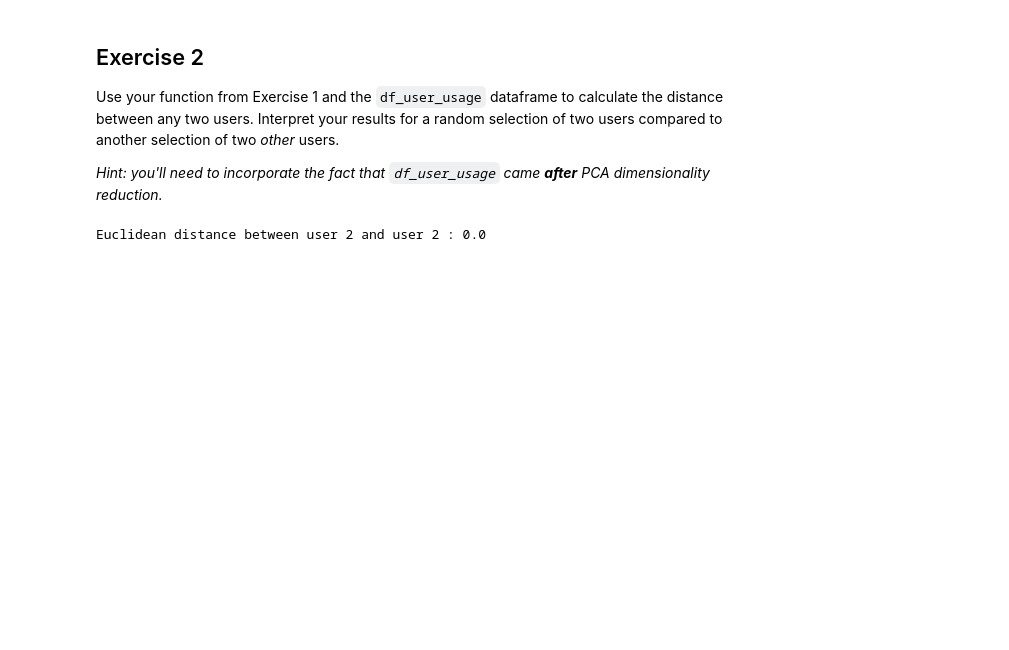
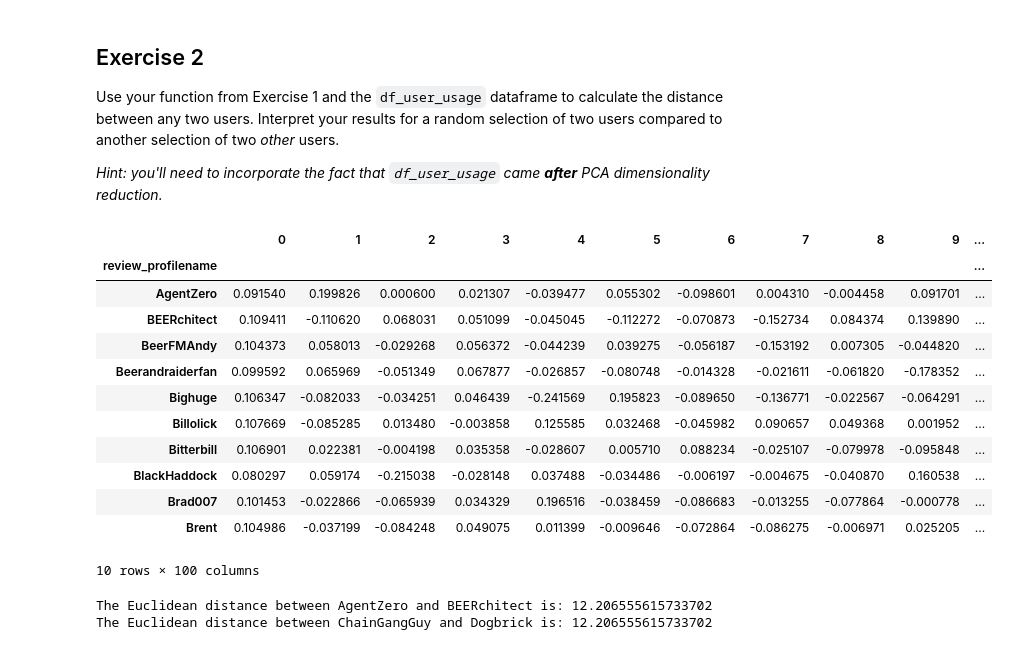
Before and after one commit to abhiram-yalavarthy/gitstuff, a Jupyter notebook: i501/I501 Labs and Pair Problems/Week11/lab_11.ipynb, the cells around one changed output. Saved outputs shown, nothing was run; the diff lists cells and outputs as text; code cells hidden in the pictures; blank space fills up the shorter version.

```diff
--- a/i501/I501 Labs and Pair Problems/Week11/lab_11.ipynb
+++ b/i501/I501 Labs and Pair Problems/Week11/lab_11.ipynb
@@ -1001,38 +1000,37 @@ Euclidean distance: 5.196152422706632
 Use your function from Exercise 1 and the `df_user_usage` dataframe to calculate the distance between any two users. Interpret your results for a random selection of two users compared to another selection of two *other* users.
 
 *Hint: you'll need to incorporate the fact that `df_user_usage` came **after** PCA dimensionality reduction.*
-# %%
-
-import pandas as pd
-
-
-data = {
-    'user_id': [1, 2, 3],
-    'feature1': [10, 15, 20],
-    'feature2': [5, 8, 12]
-}
-
-df_user_usage = pd.DataFrame(data)
-
-# Define function to calculate Euclidean distance between two users
-def euclidean(point1, point2):
-
-    point1_array = np.array(point1)
-    point2_array = np.array(point2)
-    squared_diff = (point1_array - point2_array) ** 2
-    euclidean_distance = np.sqrt(np.sum(squared_diff))
-    return euclidean_distance
-
-# Select two random users (you may need to adjust this based on your DataFrame)
-user1 = df_user_usage.sample(1)
-user2 = df_user_usage.sample(1)
-
-# Extract coordinates for each user (excluding user_id)
-user1_coordinates = user1[['feature1', 'feature2']].values.tolist()[0]
-user2_coordinates = user2[['feature1', 'feature2']].values.tolist()[0]
-
-# Calculate Euclidean distance between the two users
-distance = euclidean(user1_coordinates, user2_coordinates)
-print("Euclidean distance between user", user1['user_id'].values[0], "and user", user2['user_id'].values[0], ":", distance)
-# %% [output]
-Euclidean distance between user 2 and user 2 : 0.0
+# %%
+df_user_usage.head(10)
+# %% [output]
+|  | 0 | 1 | 2 | 3 | 4 | 5 | 6 | 7 | 8 | 9 | ... |
+| review_profilename |  |  |  |  |  |  |  |  |  |  | ... |
+| AgentZero | 0.091540 | 0.199826 | 0.000600 | 0.021307 | -0.039477 | 0.055302 | -0.098601 | 0.004310 | -0.004458 | 0.091701 | ... |
+| BEERchitect | 0.109411 | -0.110620 | 0.068031 | 0.051099 | -0.045045 | -0.112272 | -0.070873 | -0.152734 | 0.084374 | 0.139890 | ... |
+| BeerFMAndy | 0.104373 | 0.058013 | -0.029268 | 0.056372 | -0.044239 | 0.039275 | -0.056187 | -0.153192 | 0.007305 | -0.044820 | ... |
+| Beerandraiderfan | 0.099592 | 0.065969 | -0.051349 | 0.067877 | -0.026857 | -0.080748 | -0.014328 | -0.021611 | -0.061820 | -0.178352 | ... |
+| Bighuge | 0.106347 | -0.082033 | -0.034251 | 0.046439 | -0.241569 | 0.195823 | -0.089650 | -0.136771 | -0.022567 | -0.064291 | ... |
+| Billolick | 0.107669 | -0.085285 | 0.013480 | -0.003858 | 0.125585 | 0.032468 | -0.045982 | 0.090657 | 0.049368 | 0.001952 | ... |
+| Bitterbill | 0.106901 | 0.022381 | -0.004198 | 0.035358 | -0.028607 | 0.005710 | 0.088234 | -0.025107 | -0.079978 | -0.095848 | ... |
+| BlackHaddock | 0.080297 | 0.059174 | -0.215038 | -0.028148 | 0.037488 | -0.034486 | -0.006197 | -0.004675 | -0.040870 | 0.160538 | ... |
+| Brad007 | 0.101453 | -0.022866 | -0.065939 | 0.034329 | 0.196516 | -0.038459 | -0.086683 | -0.013255 | -0.077864 | -0.000778 | ... |
+| Brent | 0.104986 | -0.037199 | -0.084248 | 0.049075 | 0.011399 | -0.009646 | -0.072864 | -0.086275 | -0.006971 | 0.025205 | ... |
+10 rows × 100 columns
+# %%
+import numpy as np
+import pandas as pd
+
+user_1 = df_user_usage.loc['Bitterbill', 1:].values
+user_2 = df_user_usage.loc['Bighuge', 1:].values
+
+user_3 = df_user_usage.loc['Brent',1:].values
+user_4 = df_user_usage.loc['Brad007',1:].values
+
+distance_1_2 = euclidean(user_1, user_2)
+print(f'The Euclidean distance between AgentZero and BEERchitect is: {distance}')
+
+distance_3_4 = euclidean(user_3, user_4)
+print(f'The Euclidean distance between ChainGangGuy and Dogbrick is: {distance}')
+# %% [output]
+The Euclidean distance between AgentZero and BEERchitect is: 12.206555615733702
+The Euclidean distance between ChainGangGuy and Dogbrick is: 12.206555615733702
```
Also changed, not shown: parts of 6 cells of this notebook.
